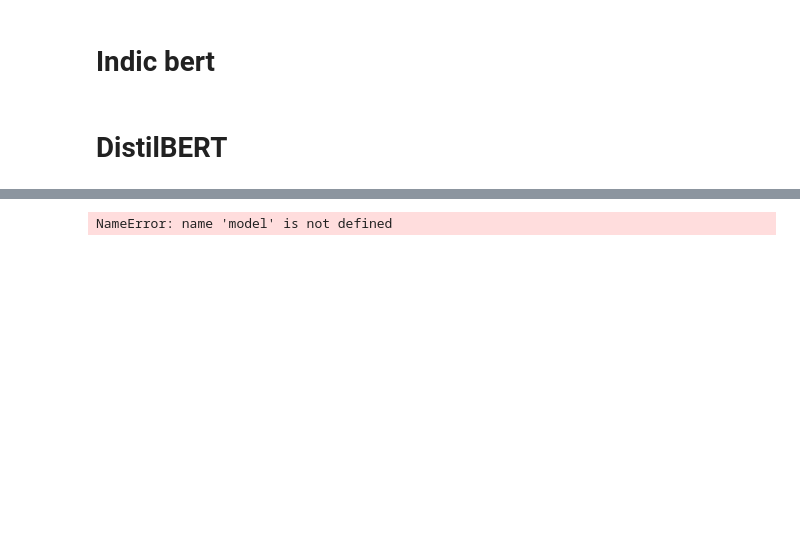
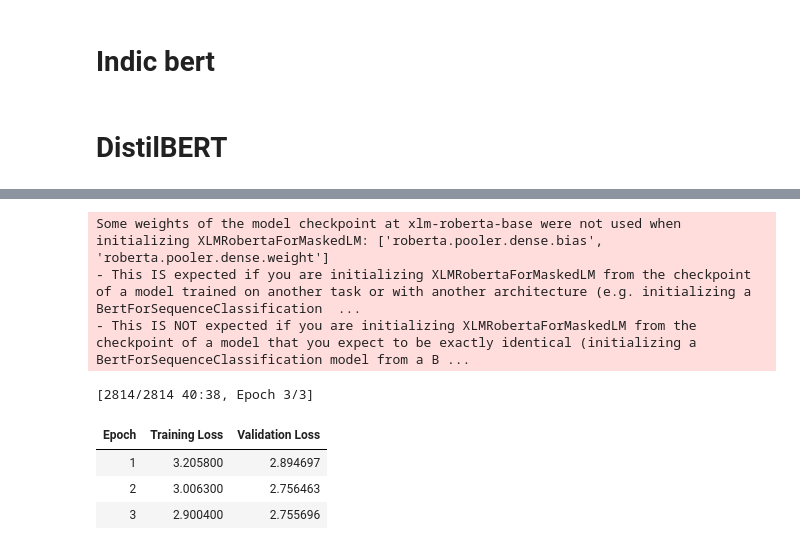
Before and after one commit to Nuwantha97/Sinhala_spell_and_grammer_checker, a Jupyter notebook: Context_Awareness_with_spell_check.ipynb, the cells around one changed output, grey strips where cells are left out. Saved outputs shown, nothing was run; the diff lists cells and outputs as text; code cells hidden in the pictures; blank space fills up the shorter version.

```diff
--- a/Context_Awareness_with_spell_check.ipynb
+++ b/Context_Awareness_with_spell_check.ipynb
@@ -1247,6 +895,7 @@ KeyboardInterrupt:
-# %%
-# After training
-model.save_pretrained("./content/drive/MyDrive/Projects/DistilBERT_model")
-tokenizer.save_pretrained("./content/drive/MyDrive/Projects/DistilBERT(Tok)_model")
-# %% [output]
-NameError: name 'model' is not defined
+# %%
+# prompt: load preProcessed_train.csv to train_texts variable
+
+import pandas as pd
+
+train_texts = pd.read_csv('preProcessed_train.csv')['text'].tolist()
+eval_texts = pd.read_csv('preProcessed_test.csv')['text'].tolist()
@@ -1252,0 +983,11 @@ NameError: name 'model' is not defined
+# %%
+model, tokenizer = train_model(train_texts, eval_texts)
+# %% [output]
+Some weights of the model checkpoint at xlm-roberta-base were not used when initializing XLMRobertaForMaskedLM: ['roberta.pooler.dense.bias', 'roberta.pooler.dense.weight']
+- This IS expected if you are initializing XLMRobertaForMaskedLM from the checkpoint of a model trained on another task or with another architecture (e.g. initializing a BertForSequenceClassification  ...
+- This IS NOT expected if you are initializing XLMRobertaForMaskedLM from the checkpoint of a model that you expect to be exactly identical (initializing a BertForSequenceClassification model from a B ...
+[2814/2814 40:38, Epoch 3/3]
+| Epoch | Training Loss | Validation Loss |
+| 1 | 3.205800 | 2.894697 |
+| 2 | 3.006300 | 2.756463 |
+| 3 | 2.900400 | 2.755696 |
```
Also changed, not shown: parts of 16 cells of this notebook.
